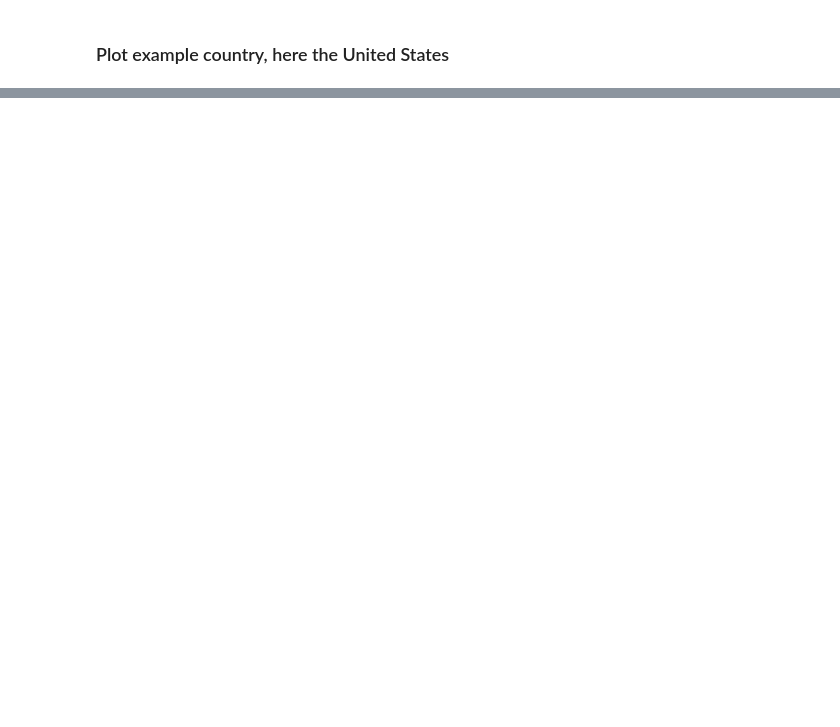
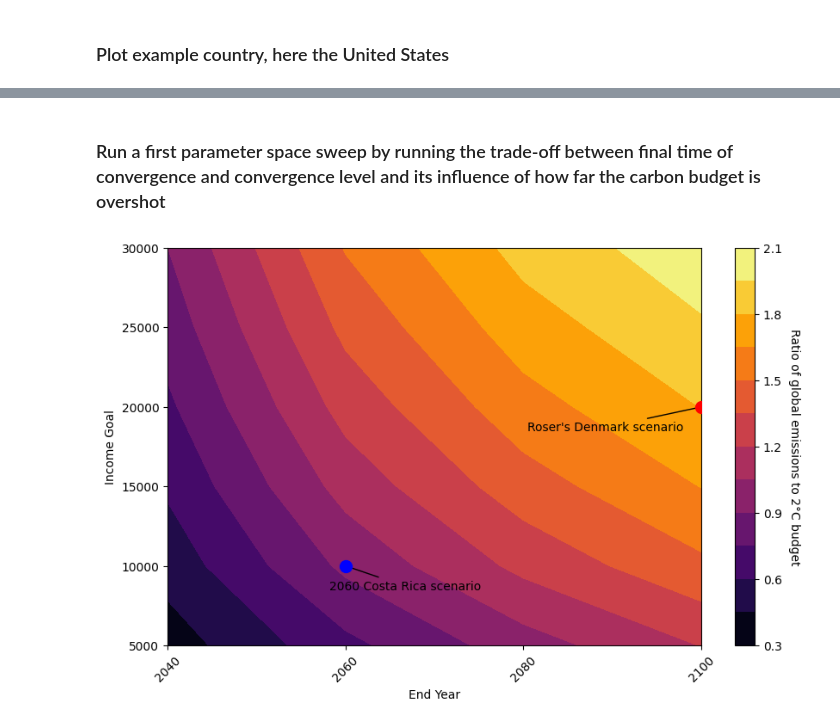
Before and after one commit to yannickoswald/convergence, a Jupyter notebook: run_scenario.ipynb, the cells around one changed output, grey strips where cells are left out. Drawn from its saved outputs; the diff is of its cells as text; code cells hidden in the pictures; blank space fills up the shorter version.

Commit message:
tset sweeping

```diff
--- a/run_scenario.ipynb
+++ b/run_scenario.ipynb
@@ -33,0 +34,17 @@ plotting_1.plot_country_emissions("Zambia")
+# %% [markdown]
+### Run a first parameter space sweep by running the trade-off between final time of convergence and convergence level and its influence of how far the carbon budget is overshot
+# %%
+# calculate how much emissions are emitted in a given scenario run and how far above this is the carbon budget by summing the yearly emissions of all countries
+from scenariosweeper_class import ScenarioSweeper
+
+
+# Example usage:
+end_year_values = [2040, 2060, 2080, 2100]
+income_goal_values = [5000, 10000, 15000, 20000, 25000, 30000]
+carbon_budget_values = [1150]
+gdp_assumption_values = ["constant_ratio"]
+sweeper1 = ScenarioSweeper(end_year_values, income_goal_values, carbon_budget_values, gdp_assumption_values)
+output1 = sweeper1.run_scenarios()
+sweeper1.plot_total_emissions_trade_off(output1, ["end_year", "income_goal"] )
+# %% [output]
+[figure, added]
```
Also changed, not shown: parts of 3 cells of this notebook, 3 other files.
